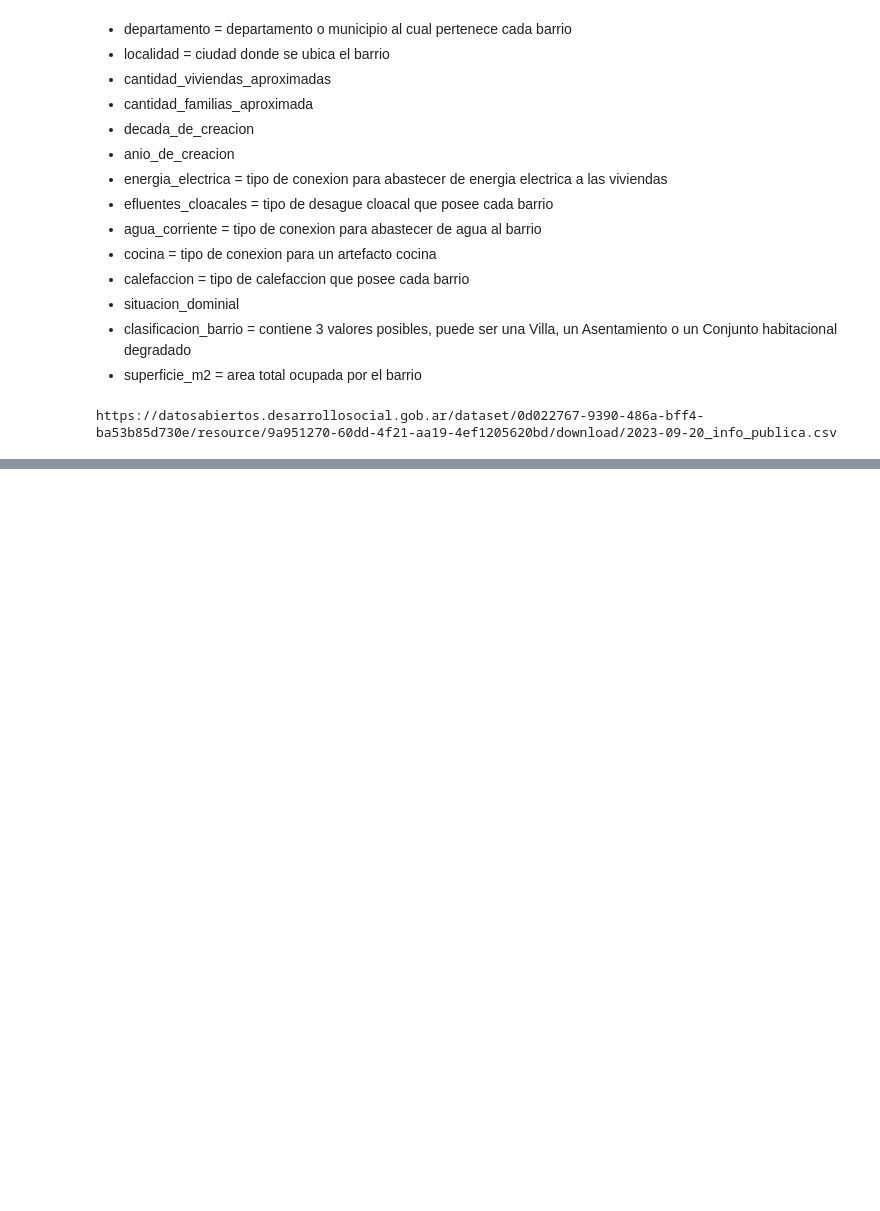
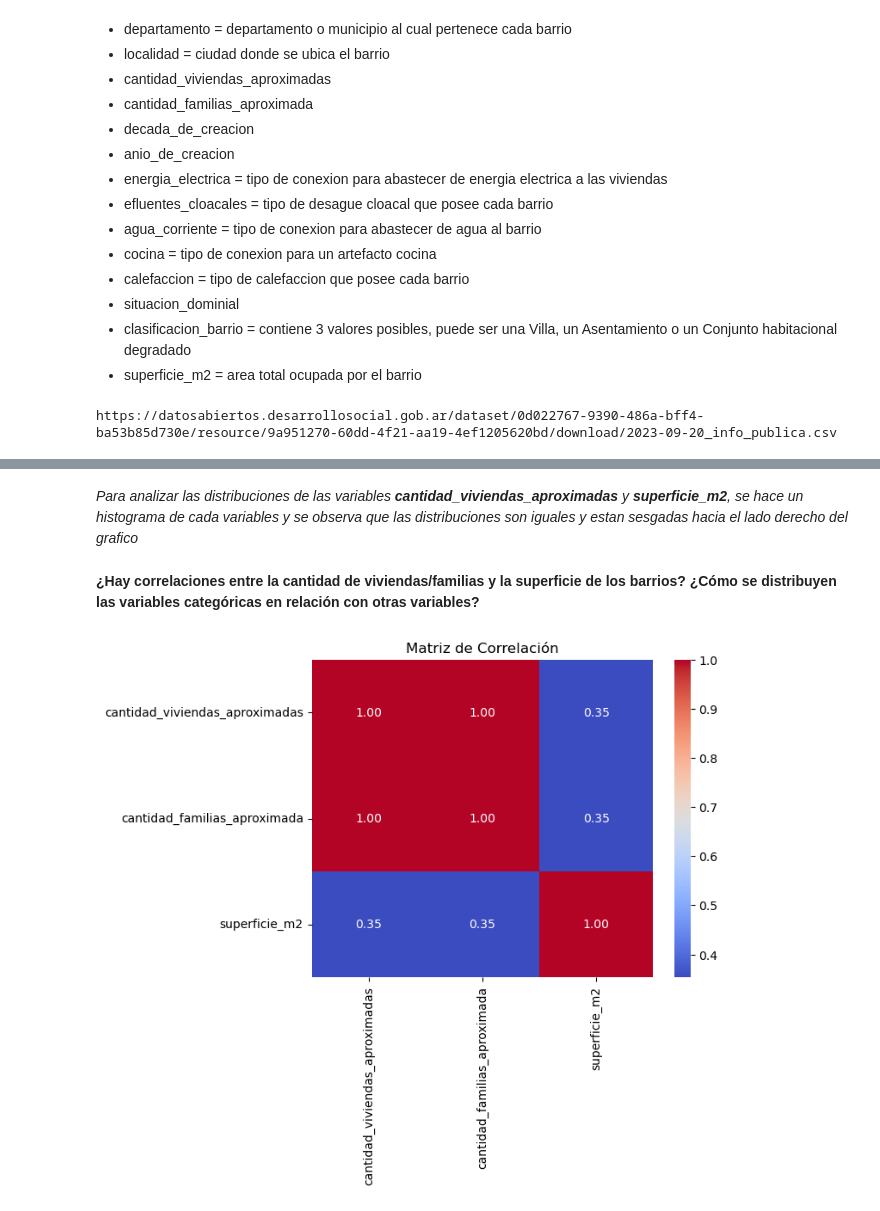
Before and after one commit to matiasfeliu92/barrios_populares, a Jupyter notebook: barrios_populares.ipynb, the cells around one changed output, grey strips where cells are left out. Drawn from its saved outputs; the diff is of its cells as text; code cells hidden in the pictures; blank space fills up the shorter version.

```diff
--- a/barrios_populares.ipynb
+++ b/barrios_populares.ipynb
@@ -114,0 +248,18 @@ Index(['id_renabap', 'geometry', 'renabap_id', 'nombre_barrio', 'provincia',
+# %% [markdown]
+*Para analizar las distribuciones de las variables **cantidad_viviendas_aproximadas** y **superficie_m2**, se hace un histograma de cada variables y se observa que las distribuciones son iguales y estan sesgadas hacia el lado derecho del grafico*
+# %% [markdown]
+**¿Hay correlaciones entre la cantidad de viviendas/familias y la superficie de los barrios?**
+**¿Cómo se distribuyen las variables categóricas en relación con otras variables?**
+# %%
+df_variables_numericas = df_barrios_populares[['cantidad_viviendas_aproximadas', 'cantidad_familias_aproximada', 'superficie_m2']]
+
+# Calcular la matriz de correlación
+df_correlacion_1 = df_variables_numericas.corr()
+# correlation_matrix
+
+# Visualizar la matriz de correlación con un mapa de calor (heatmap)
+sns.heatmap(df_correlacion_1, annot=True, cmap='coolwarm', fmt=".2f")
+plt.title('Matriz de Correlación')
+plt.show()
+# %% [output]
+[figure, added]
```
Also changed, not shown: parts of 29 cells of this notebook.
